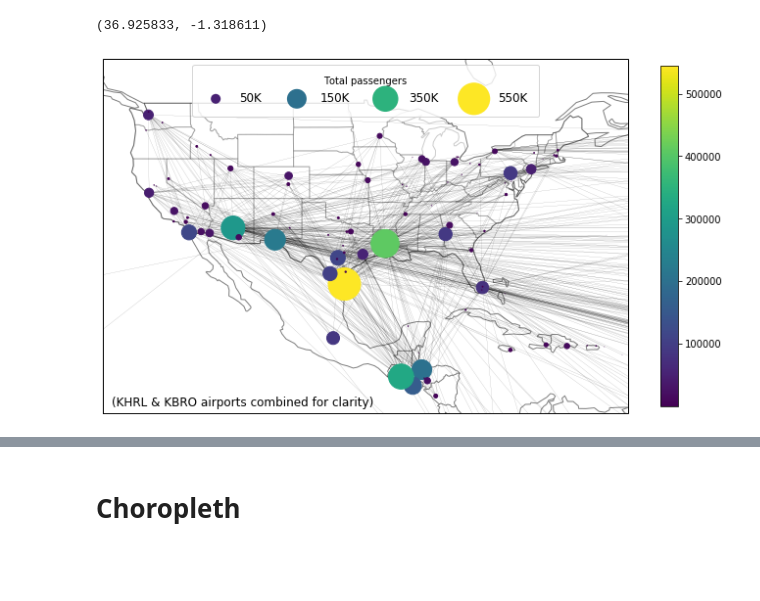
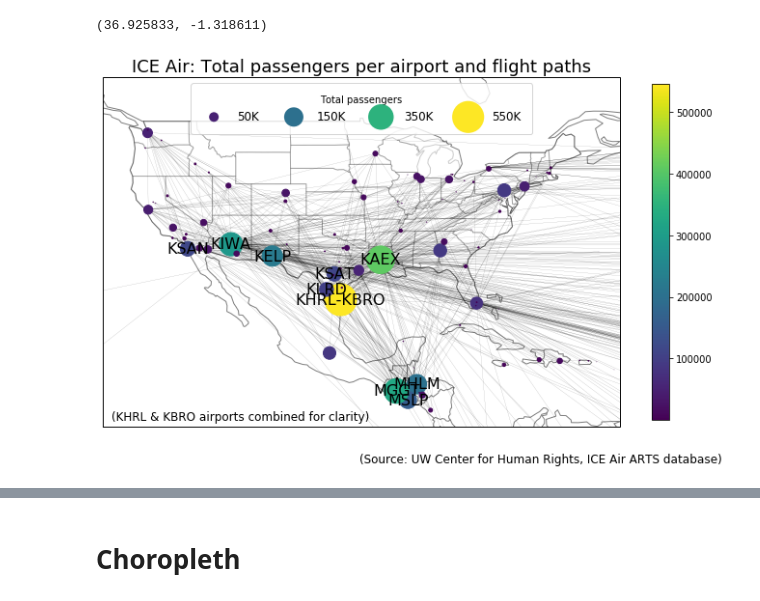
Before and after one commit to UWCHR/ice-air, a Jupyter notebook: analyze/note/map.ipynb, the cells around one changed output, grey strips where cells are left out. Cells and saved outputs as stored; diff of their text form; code cells hidden in the pictures; blank space fills up the shorter version.

Commit message:
Cleaning up graphic outputs

```diff
--- a/analyze/note/map.ipynb
+++ b/analyze/note/map.ipynb
@@ -266,37 +267,42 @@ cmap = plt.cm.viridis
 nx.draw_networkx(sg, ax=ax,
                  font_size=16,
                  alpha=1,
                  width=.075,
                  node_size=sizes,
                  node_color=passenger_total,
-                 labels=no_labels,
+                 labels=top_10,
                  pos=pos,
                  cmap=cmap)
 
 vmin = passenger_total.min()
 vmax = passenger_total.max()
 
 l1 = plt.scatter([0],[0], s=(50000/500), c=[list(np.array(cmap(50000 / vmax)))], cmap=cmap, edgecolors='none')
 l2 = plt.scatter([0],[0], s=(200000/500), c=[list(np.array(cmap(200000 / vmax)))], cmap=cmap, edgecolors='none')
 l3 = plt.scatter([0],[0], s=(350000/500), c=[list(np.array(cmap(350000 / vmax)))], cmap=cmap, edgecolors='none')
 l4 = plt.scatter([0],[0], s=(550000/500), c=[list(np.array(cmap(550000 / vmax)))], cmap=cmap, edgecolors='none')
 
 labels = ["50K", "150K", "350K", "550K"]
 
-leg = plt.legend([l1, l2, l3, l4], labels, ncol=4, frameon=True, fontsize=12,
+lgd = plt.legend([l1, l2, l3, l4], labels, ncol=4, frameon=True, fontsize=12,
 handlelength=2, loc = 9, borderpad = 1,
 handletextpad=1, title='Total passengers', scatterpoints = 1)
 
 
 sm = plt.cm.ScalarMappable(cmap=cmap, norm=plt.Normalize(vmin = vmin, vmax=vmax))
 sm._A = []
 plt.colorbar(sm, shrink=.8)
-# plt.title("ICE Air: Total passengers per airport and flight paths", size=18)
+plt.title("ICE Air: Total passengers per airport and flight paths", size=18)
 
-txt="(KHRL & KBRO airports combined for clarity)"
-plt.figtext(0.29, 0.2, txt, wrap=True, horizontalalignment='center', fontsize=12)
+msg = "(KHRL & KBRO airports combined for clarity)"
+txt = plt.figtext(0.29, 0.2, msg, wrap=True, horizontalalignment='center', fontsize=12)
+
+msg = '(Source: UW Center for Human Rights, ICE Air ARTS database)'
+txt = plt.figtext(0.65, .125, msg, wrap=True, horizontalalignment='center', fontsize=12)
+
+fig.savefig(f'../output/map-total-passengers.png', dpi=100, bbox_extra_artists=(lgd,txt), bbox_inches='tight')
 
 plt.show()
 # %% [output]
-[figure, old version]
+[figure, new version]
 # %%
```
Also changed, not shown: parts of 13 cells of this notebook, 10 other files.
